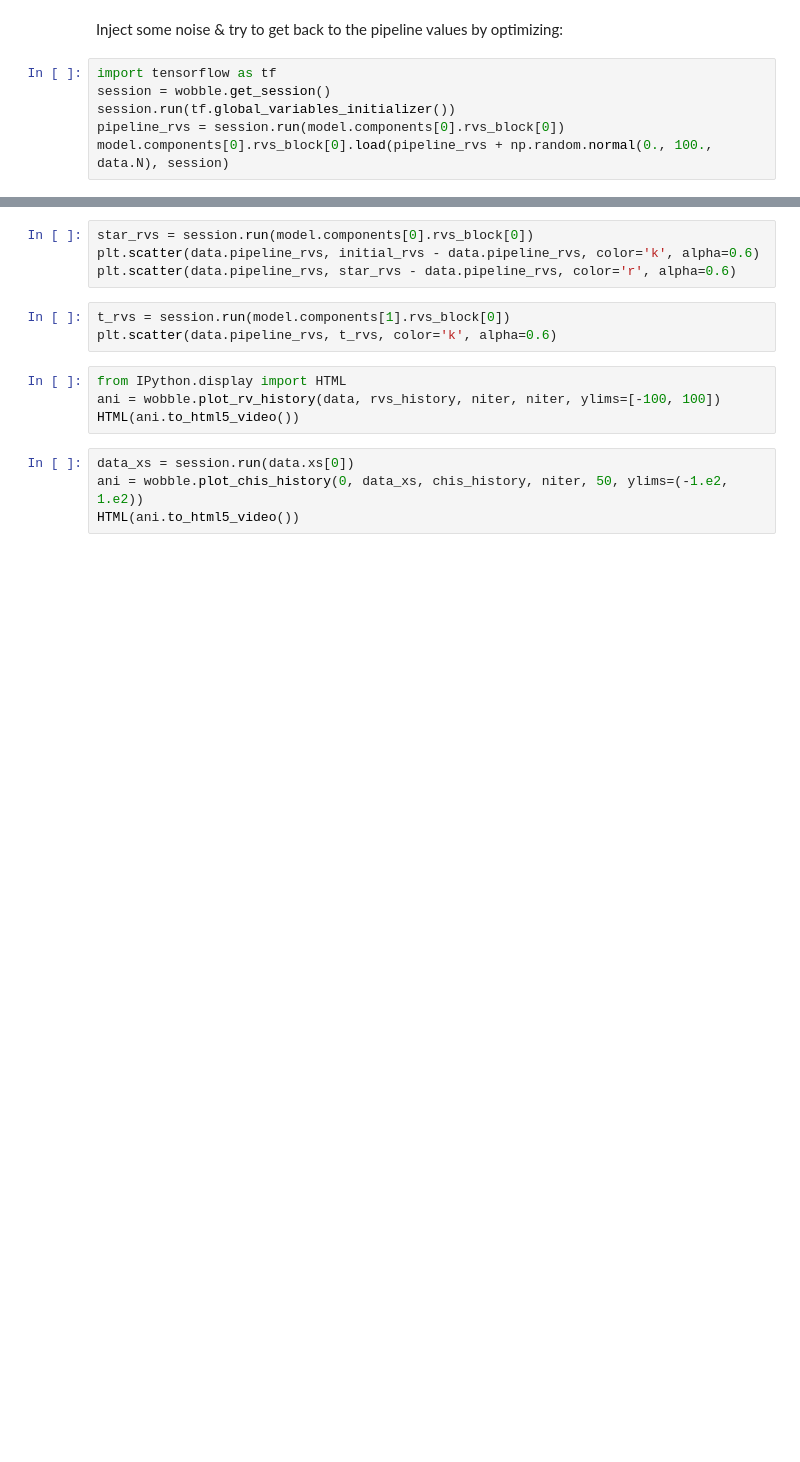
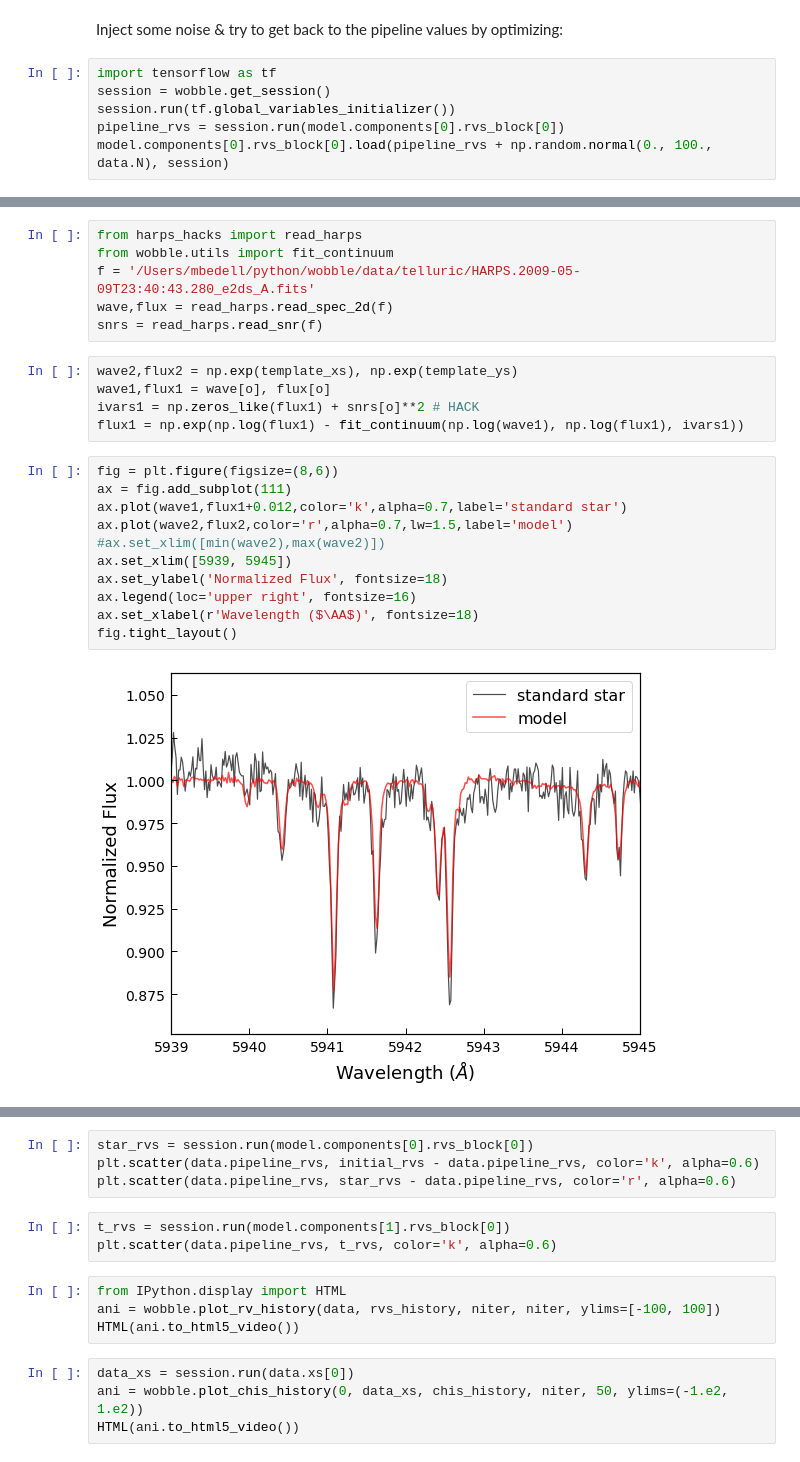
Before and after one commit to megbedell/wobble, a Jupyter notebook: wobbleflow.ipynb, the cells around one changed output, grey strips where cells are left out. Drawn from its saved outputs; the diff is of its cells as text; blank space fills up the shorter version.

```diff
--- a/wobbleflow.ipynb
+++ b/wobbleflow.ipynb
@@ -42,2 +62,26 @@ plt.title('Telluric model, order 56 zoom')
+# %%
+from harps_hacks import read_harps
+from wobble.utils import fit_continuum
+f = '/Users/mbedell/python/wobble/data/telluric/HARPS.2009-05-09T23:40:43.280_e2ds_A.fits'
+wave,flux = read_harps.read_spec_2d(f)
+snrs = read_harps.read_snr(f)
+# %%
+wave2,flux2 = np.exp(template_xs), np.exp(template_ys)
+wave1,flux1 = wave[o], flux[o]
+ivars1 = np.zeros_like(flux1) + snrs[o]**2 # HACK
+flux1 = np.exp(np.log(flux1) - fit_continuum(np.log(wave1), np.log(flux1), ivars1))
+# %%
+fig = plt.figure(figsize=(8,6))
+ax = fig.add_subplot(111)
+ax.plot(wave1,flux1+0.012,color='k',alpha=0.7,label='standard star')
+ax.plot(wave2,flux2,color='r',alpha=0.7,lw=1.5,label='model')
+#ax.set_xlim([min(wave2),max(wave2)])
+ax.set_xlim([5939, 5945])
+ax.set_ylabel('Normalized Flux', fontsize=18)
+ax.legend(loc='upper right', fontsize=16)
+ax.set_xlabel(r'Wavelength ($\AA$)', fontsize=18)
+fig.tight_layout()
+# %% [output]
+[figure, added]
 # %%
 for c in [model.components[0]]:
```
Also changed, not shown: parts of 16 cells of this notebook, 2 other files.
